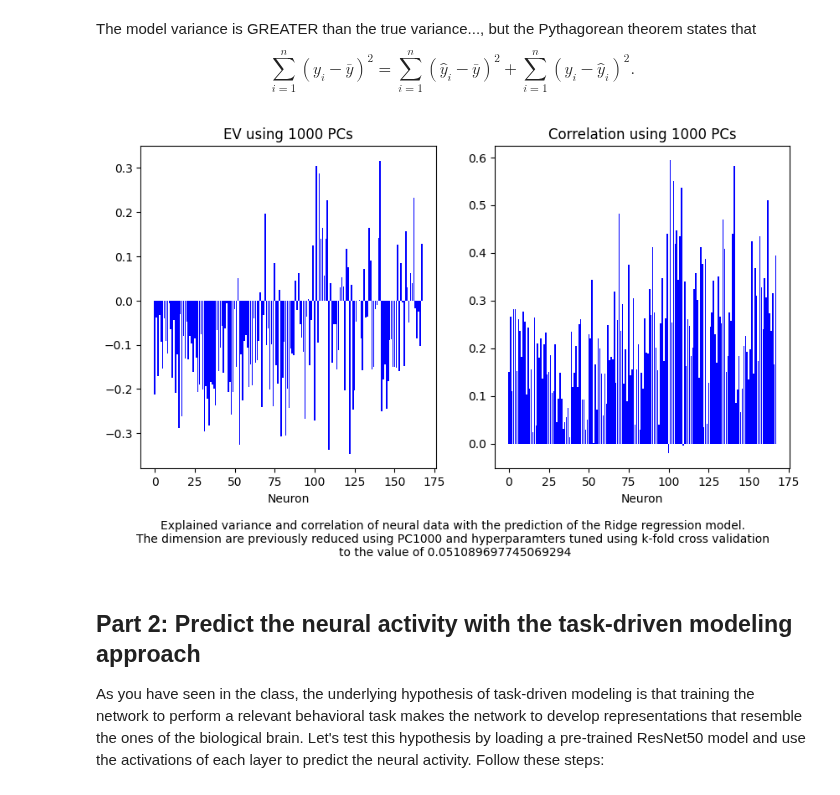
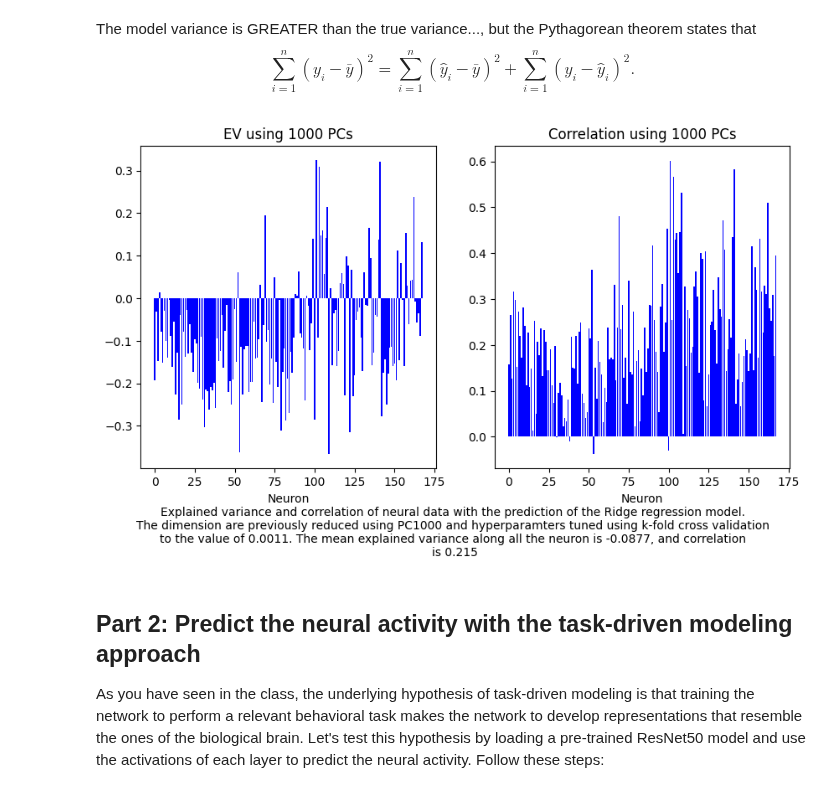
Before and after one commit to barbaragrosjean/Brain_like_mini_project, a Jupyter notebook: week6.ipynb, the cells around one changed output. Saved outputs shown, nothing was run; the diff lists cells and outputs as text; code cells hidden in the pictures.

```diff
--- a/week6.ipynb
+++ b/week6.ipynb
@@ -154,11 +154,11 @@ fig.savefig('Fig/ridge_model')
 pca = PCA(n_components=1000)
 X_train_reduced = pca.fit_transform(stimulus_train.reshape(stimulus_train.shape[0], stimulus_train.shape[1]*stimulus_train.shape[2]*stimulus_train.shape[3]))
 X_val_reduced = pca.transform(stimulus_val.reshape(stimulus_val.shape[0], stimulus_val.shape[1]*stimulus_val.shape[2]*stimulus_val.shape[3]))
-y = spikes_train
+y_train = spikes_train
 
 # Re-train with lower-dimensional data
 ridge_model_reduced = Ridge(alpha=1.0)
-ridge_model_reduced.fit(X_train_reduced, y)
+ridge_model_reduced.fit(X_train_reduced, y_train)
 
 # Do the same analysis as above but with ridhe_model_reduced
 y_pred_reduced = ridge_model_reduced.predict(X_val_reduced)
@@ -208,8 +208,8 @@ for i in range(len(alphas)):
     rr_alpha = Ridge(alpha=alphas[i])
 
     for train_index, val_index in skf.split(X_train_reduced, np.array(objects_train)):
-        x_train_fold, x_val_fold = X_val_reduced[train_index], X_val_reduced[val_index]
-        y_train_fold, y_val_fold = y_val[train_index], y_val[val_index]
+        x_train_fold, x_val_fold = X_train_reduced[train_index], X_train_reduced[val_index]
+        y_train_fold, y_val_fold = y_train[train_index], y_train[val_index]
 
         # Fit the model using train data
         rr_alpha.fit(x_train_fold, y_train_fold)
@@ -233,42 +233,46 @@ $$
 # %%
 # Train again with the right hyperpaameters
 Best_Ridge = Ridge(alpha=best_alpha)
-Best_Ridge.fit(X_train_reduced, y)
+Best_Ridge.fit(X_train_reduced, y_train)
 
 # Do the same analysis as above but with ridhe_model_reduced
 y_pred_reduced = Best_Ridge.predict(X_val_reduced)
 
 correlation_scores_best = []
 explained_variance_scores_best = []
 
 for i in range(y_val.shape[1]):
     # Correlation
     corr = np.corrcoef(y_val[:, i], y_pred_reduced[:, i])[0, 1]
     correlation_scores_best.append(corr)
 
     # Explained variance
     explained_variance = explained_variance_score(y_val[:, i], y_pred_reduced[:, i])
     explained_variance_scores_best.append(explained_variance)
 
+ev_mean = np.mean(explained_variance_scores_best)
+corr_mean = np.mean(correlation_scores_best)
+
 fig, axs = plt.subplots(1, 2, figsize = (10, 5))
 
 axs[0].bar(range(y_val.shape[1]), explained_variance_scores_best, color='blue')
 axs[0].set_xlabel('Neuron')
 axs[0].set_title('EV using 1000 PCs')
 
 axs[1].bar(range(y_val.shape[1]), correlation_scores_best, color='blue')
 axs[1].set_xlabel('Neuron')
 axs[1].set_title('Correlation using 1000 PCs')
 
 txt = f'''Explained variance and correlation of neural data with the prediction of the Ridge regression model.
 The dimension are previously reduced using PC1000 and hyperparamters tuned using k-fold cross validation
-to the value of {best_alpha}'''
+to the value of {best_alpha:.3}. The mean explained variance along all the neuron is {ev_mean:.3}, and correlation
+is {corr_mean:.3}'''
 
 fig.text(.5, -0.1, txt, ha='center')
 
 fig.savefig('Fig/best_ridge')
 # %% [output]
-[figure, old version]
+[figure, new version]
 # %% [markdown]
 ## Part 2: Predict the neural activity with the task-driven modeling approach
 
```
Also changed, not shown: parts of 29 cells of this notebook, 13 other files.
